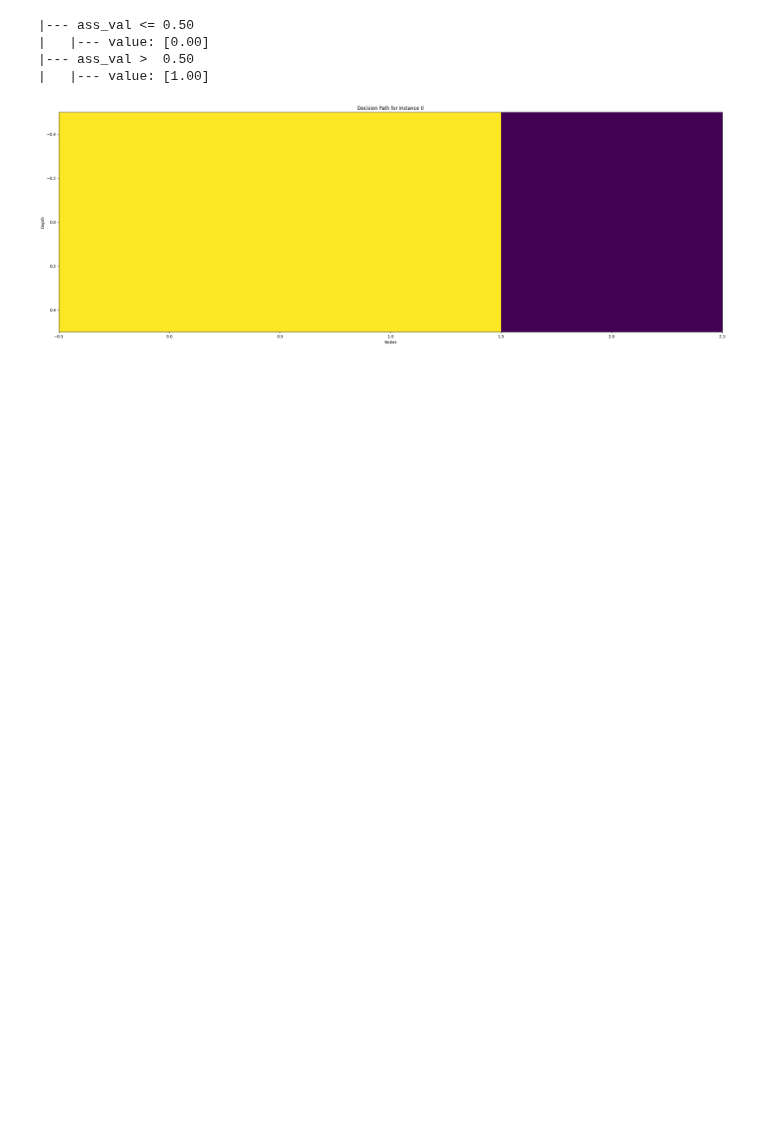
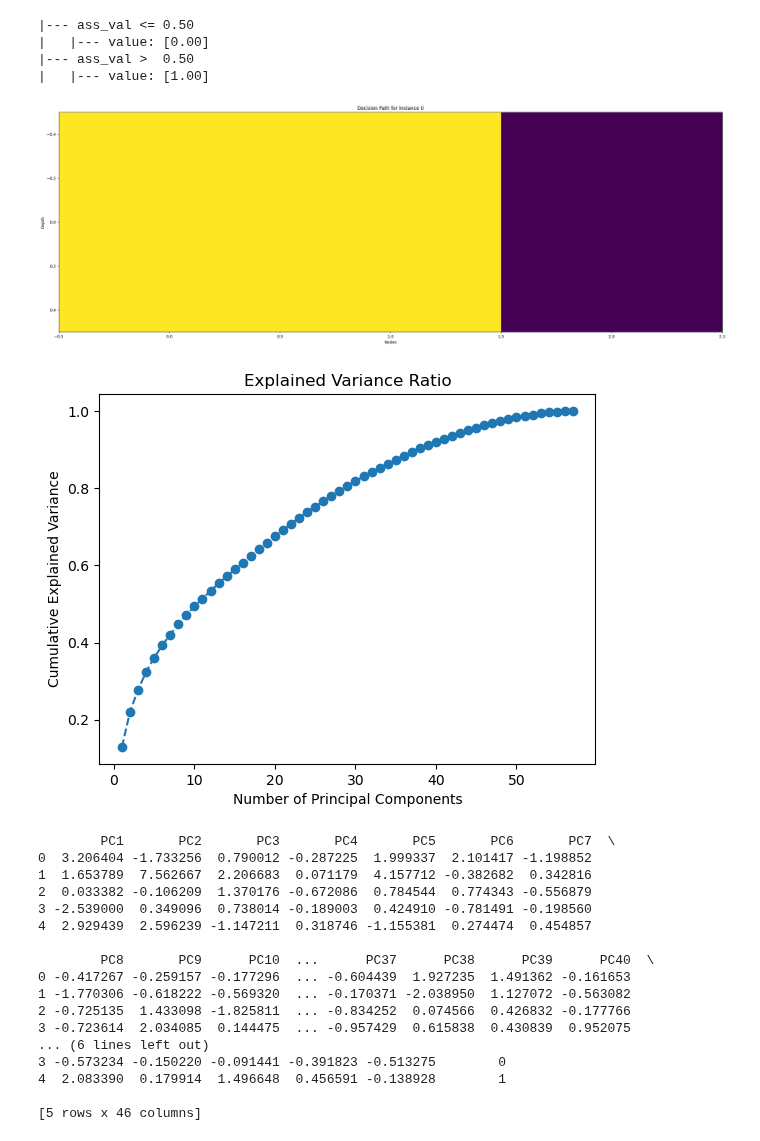
Before and after one commit to martynapiskorz/carn-t, a Jupyter notebook: LISS By wave/Y 22/merged_22.ipynb, the cells around one changed output. Saved outputs shown, nothing was run; the diff lists cells and outputs as text; code cells hidden in the pictures; blank space fills up the shorter version.

Commit message:
PCA attempts for LISS data

```diff
--- a/LISS By wave/Y 22/merged_22.ipynb
+++ b/LISS By wave/Y 22/merged_22.ipynb
@@ -494,3 +498,61 @@ plt.show()
 |--- ass_val >  0.50
 |   |--- value: [1.00]
 [figure]
+# %%
+from sklearn.decomposition import PCA
+from sklearn.preprocessing import StandardScaler
+
+# Standardize the data
+target_variable = ['ass_own']
+X = merged_22.drop(target_variable, axis=1)
+y = merged_22[target_variable]
+
+scaler = StandardScaler()
+X_scaled = scaler.fit_transform(X)
+
+# Fit PCA
+pca = PCA()
+X_pca = pca.fit_transform(X_scaled)
+
+# Access explained variance ratio
+explained_var_ratio = pca.explained_variance_ratio_
+cumulative_var_ratio = explained_var_ratio.cumsum()
+n_components_to_retain = (cumulative_var_ratio < 0.95).sum() + 1
+
+# Visualize explained variance ratio
+plt.plot(range(1, len(explained_var_ratio) + 1), cumulative_var_ratio, marker='o', linestyle='--')
+plt.xlabel('Number of Principal Components')
+plt.ylabel('Cumulative Explained Variance')
+plt.title('Explained Variance Ratio')
+plt.show()
+
+# Fit PCA again with the determined number of components
+pca_final = PCA(n_components=n_components_to_retain)
+X_pca_final = pca_final.fit_transform(X_scaled)
+
+# Create a DataFrame with the principal components
+pc_columns = [f'PC{i}' for i in range(1, n_components_to_retain + 1)]
+pc_df = pd.DataFrame(data=X_pca_final, columns=pc_columns)
+result_df = pd.concat([pc_df, y.reset_index(drop=True)], axis=1)
+
+# Print the final DataFrame with principal components and the target variable
+print(result_df.head())
+# %% [output]
+[figure, added]
+        PC1       PC2       PC3       PC4       PC5       PC6       PC7  \
+0  3.206404 -1.733256  0.790012 -0.287225  1.999337  2.101417 -1.198852
+1  1.653789  7.562667  2.206683  0.071179  4.157712 -0.382682  0.342816
+2  0.033382 -0.106209  1.370176 -0.672086  0.784544  0.774343 -0.556879
+3 -2.539000  0.349096  0.738014 -0.189003  0.424910 -0.781491 -0.198560
+4  2.929439  2.596239 -1.147211  0.318746 -1.155381  0.274474  0.454857
+
+        PC8       PC9      PC10  ...      PC37      PC38      PC39      PC40  \
+0 -0.417267 -0.259157 -0.177296  ... -0.604439  1.927235  1.491362 -0.161653
+1 -1.770306 -0.618222 -0.569320  ... -0.170371 -2.038950  1.127072 -0.563082
+2 -0.725135  1.433098 -1.825811  ... -0.834252  0.074566  0.426832 -0.177766
+3 -0.723614  2.034085  0.144475  ... -0.957429  0.615838  0.430839  0.952075
+... (6 lines left out)
+3 -0.573234 -0.150220 -0.091441 -0.391823 -0.513275        0
+4  2.083390  0.179914  1.496648  0.456591 -0.138928        1
+
+[5 rows x 46 columns]
```
Also changed, not shown: parts of 3 cells of this notebook, 2 other files.
